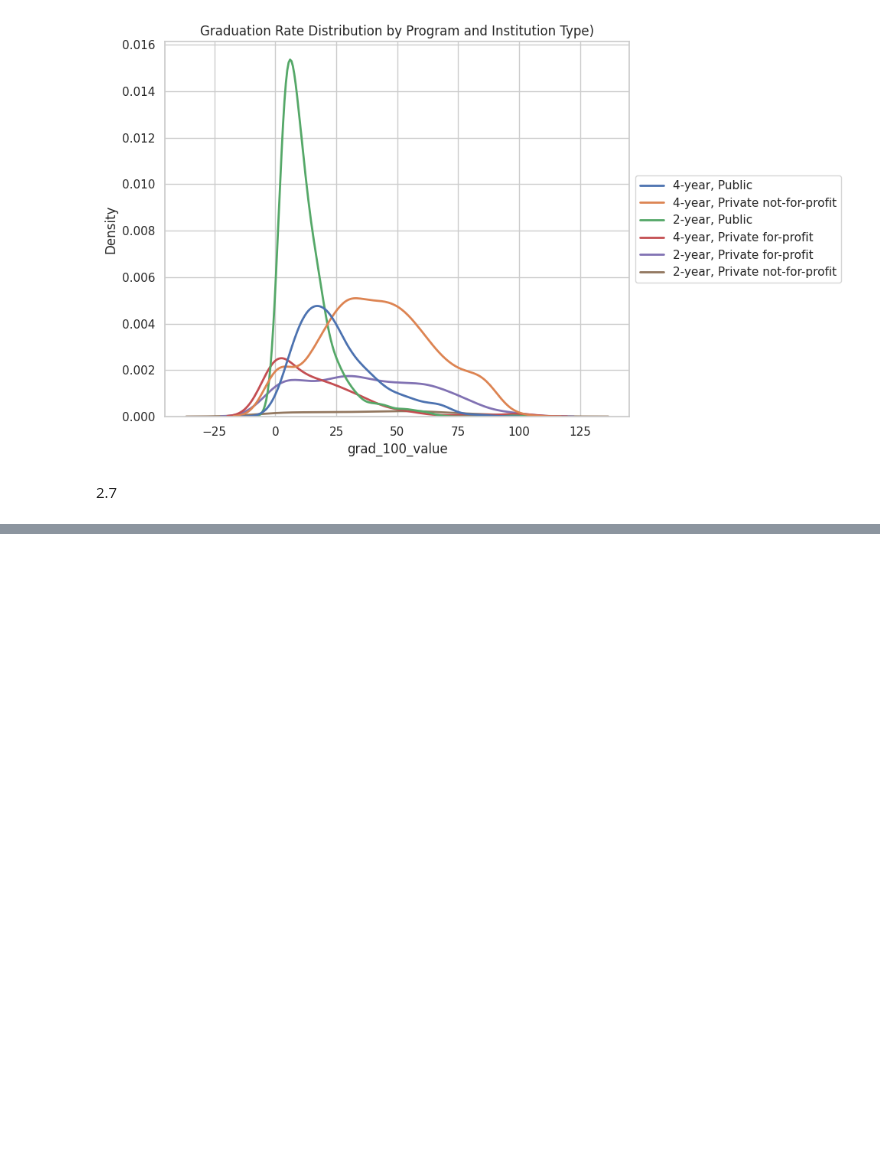
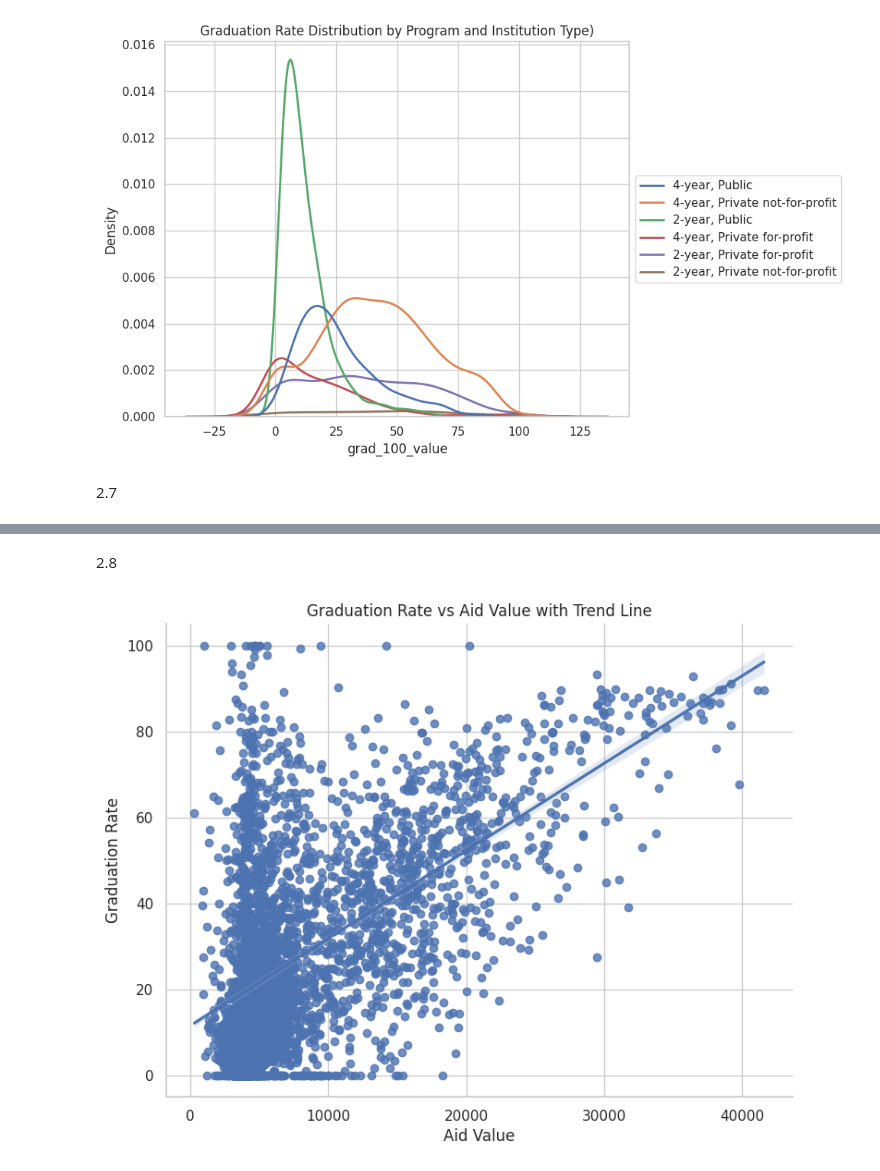
Before and after one commit to amn8ge/visualization_assignment, a Jupyter notebook: assignment.ipynb, the cells around one changed output, grey strips where cells are left out. Saved outputs shown, nothing was run; the diff lists cells and outputs as text; code cells hidden in the pictures; blank space fills up the shorter version.

```diff
--- a/assignment.ipynb
+++ b/assignment.ipynb
@@ -299,0 +318,10 @@ plt.show()
+# %% [markdown]
+2.8
+# %%
+sns.lmplot(data=college, x='aid_value', y='grad_100_value', height=6, aspect=1.3)
+plt.title('Graduation Rate vs Aid Value with Trend Line')
+plt.xlabel('Aid Value')
+plt.ylabel('Graduation Rate')
+plt.show()
+# %% [output]
+[figure, added]
```
Also changed, not shown: parts of 4 cells of this notebook.
